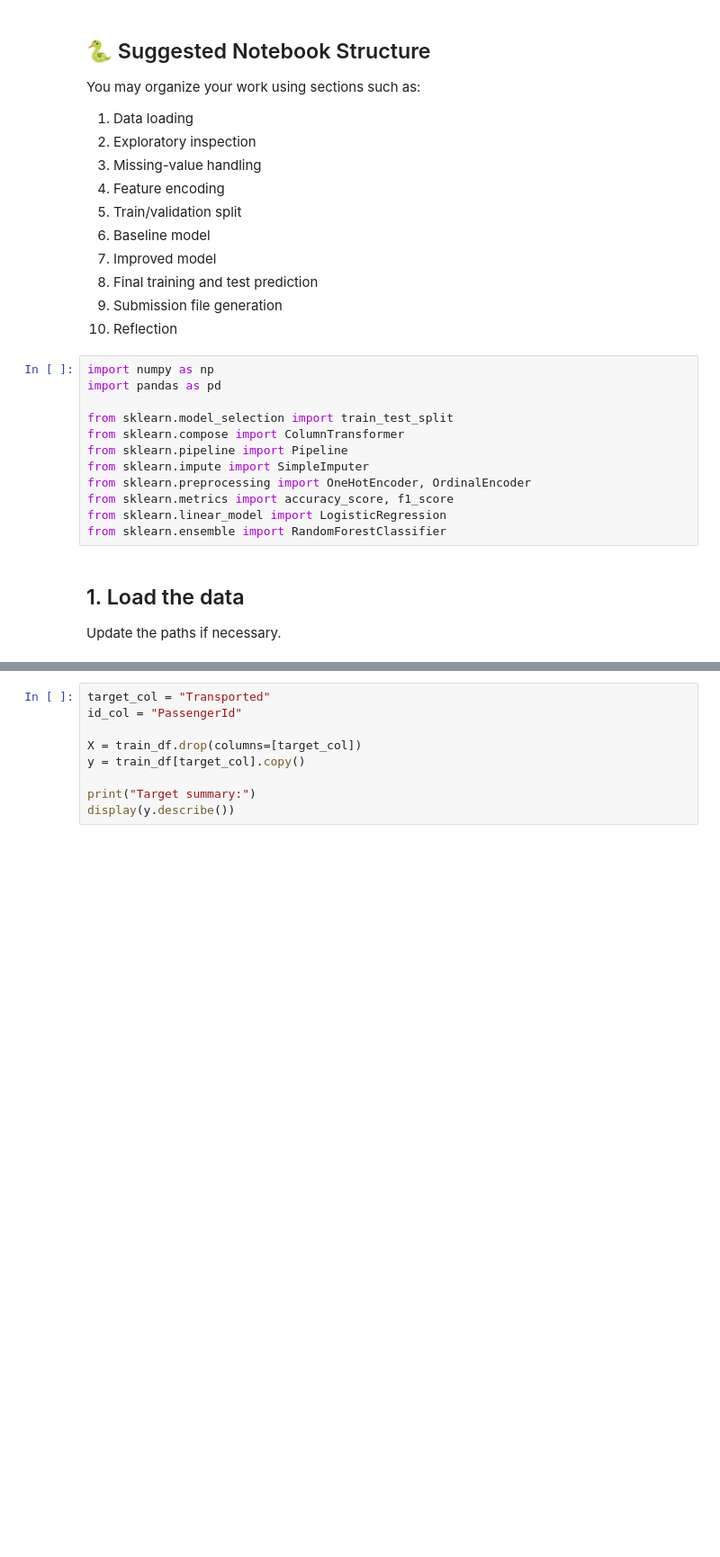
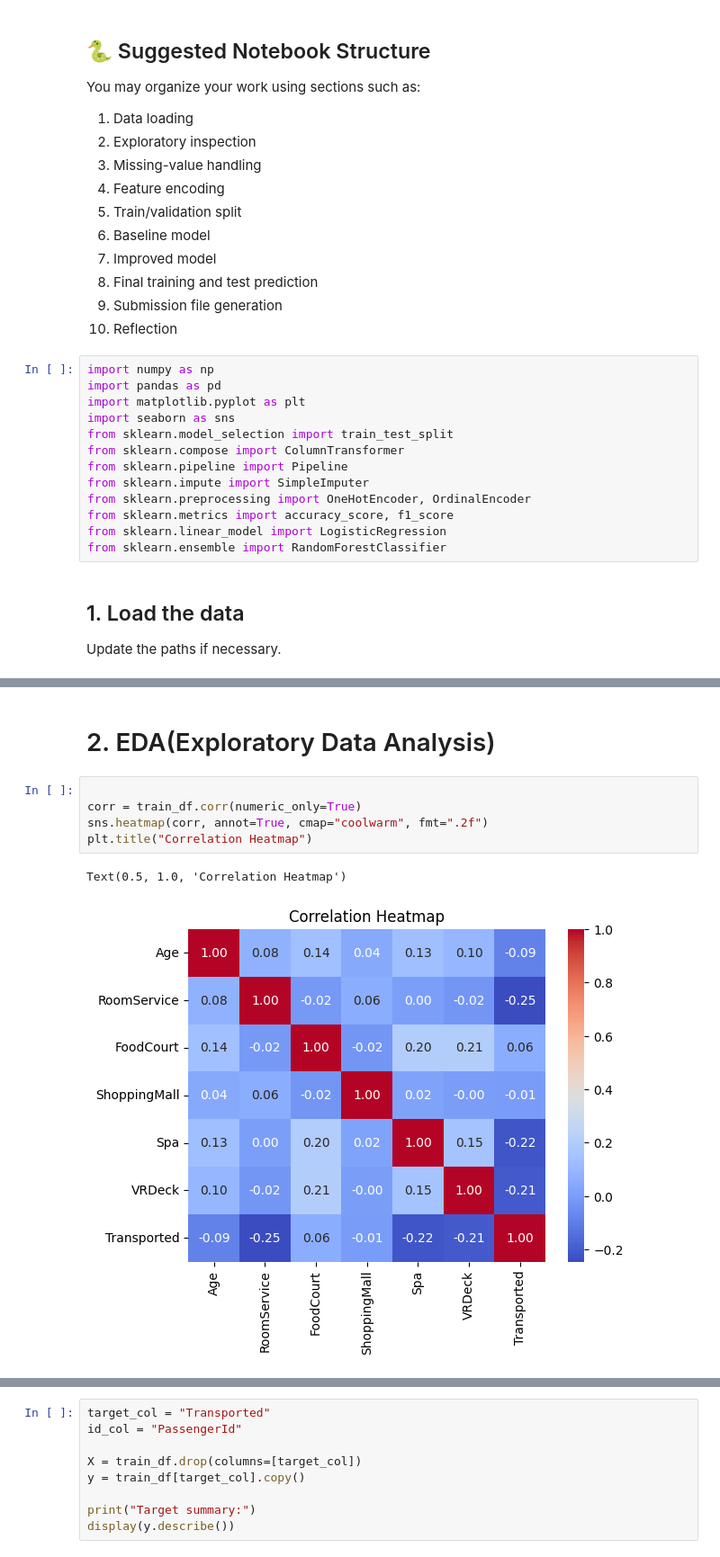
Before and after one commit to CristopherWallau/DataScience-I, a Jupyter notebook: lab06/lab06.ipynb, the cells around one changed output, grey strips where cells are left out. Shown at 90% size. Cells and saved outputs as stored; diff of their text form; blank space fills up the shorter version.

```diff
--- a/lab06/lab06.ipynb
+++ b/lab06/lab06.ipynb
@@ -168,7 +168,8 @@ You may organize your work using sections such as:
 # %%
 import numpy as np
 import pandas as pd
-
+import matplotlib.pyplot as plt
+import seaborn as sns
 from sklearn.model_selection import train_test_split
 from sklearn.compose import ColumnTransformer
 from sklearn.pipeline import Pipeline
@@ -198,3 +199,13 @@ Test shape: (2608, 13)
 | 2 | 1871_01 | Europa | False | C/70/S | TRAPPIST-1e | 31.0 | NaN | 0.0 | 1983.0 | ... |
 | 3 | 1811_01 | Earth | True | G/285/S | PSO J318.5-22 | 25.0 | False | 0.0 | 0.0 | ... |
 | 4 | 8589_01 | Europa | False | D/267/P | 55 Cancri e | 26.0 | False | 6.0 | 728.0 | ... |
+# %% [markdown]
+# 2. EDA(Exploratory Data Analysis)
+# %%
+
+corr = train_df.corr(numeric_only=True)
+sns.heatmap(corr, annot=True, cmap="coolwarm", fmt=".2f")
+plt.title("Correlation Heatmap")
+# %% [output]
+Text(0.5, 1.0, 'Correlation Heatmap')
+[figure, added]
```
Also changed, not shown: parts of 11 cells of this notebook, 1 other file.
